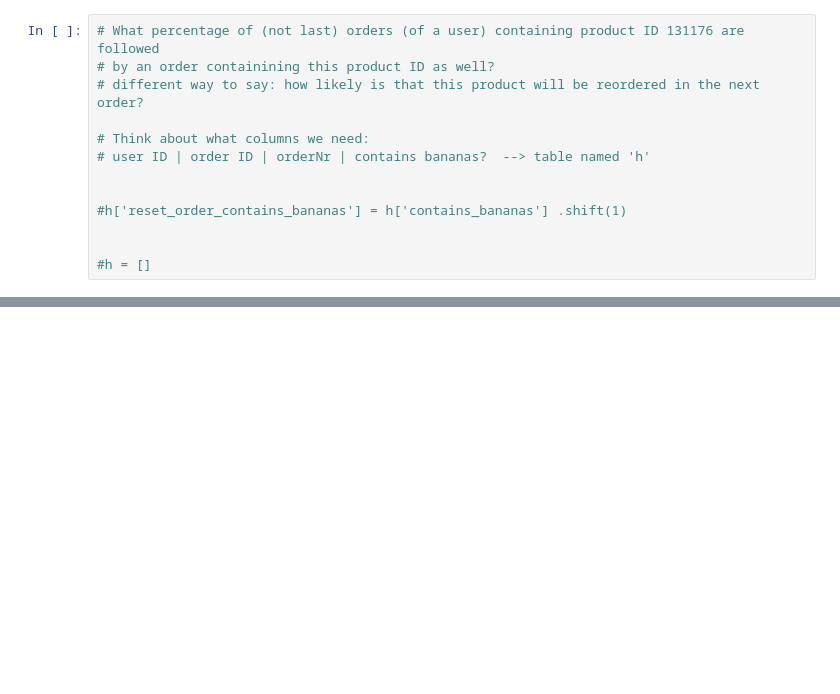
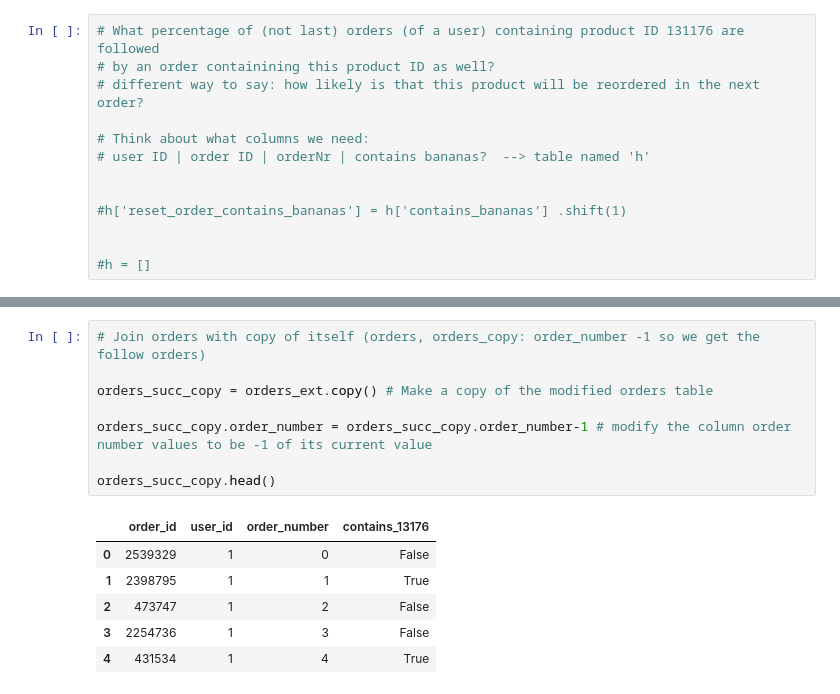
Before and after one commit to daol1011/Data_Science, a Jupyter notebook: 04_Grouping_and_Aggregation/Grouping_and_Aggregation.ipynb, the cells around one changed output, grey strips where cells are left out. Drawn from its saved outputs; the diff is of its cells as text; blank space fills up the shorter version.

```diff
--- a/04_Grouping_and_Aggregation/Grouping_and_Aggregation.ipynb
+++ b/04_Grouping_and_Aggregation/Grouping_and_Aggregation.ipynb
@@ -296,0 +405,15 @@ products[products['product_id'].isin([24852,13176,21137])]
+# %%
+# Join orders with copy of itself (orders, orders_copy: order_number -1 so we get the follow orders)
+
+orders_succ_copy = orders_ext.copy() # Make a copy of the modified orders table
+
+orders_succ_copy.order_number = orders_succ_copy.order_number-1 # modify the column order number values to be -1 of its current value
+
+orders_succ_copy.head()
+# %% [output]
+|  | order_id | user_id | order_number | contains_13176 |
+| 0 | 2539329 | 1 | 0 | False |
+| 1 | 2398795 | 1 | 1 | True |
+| 2 | 473747 | 1 | 2 | False |
+| 3 | 2254736 | 1 | 3 | False |
+| 4 | 431534 | 1 | 4 | True |
```
Also changed, not shown: parts of 11 cells of this notebook, 1 other file.
